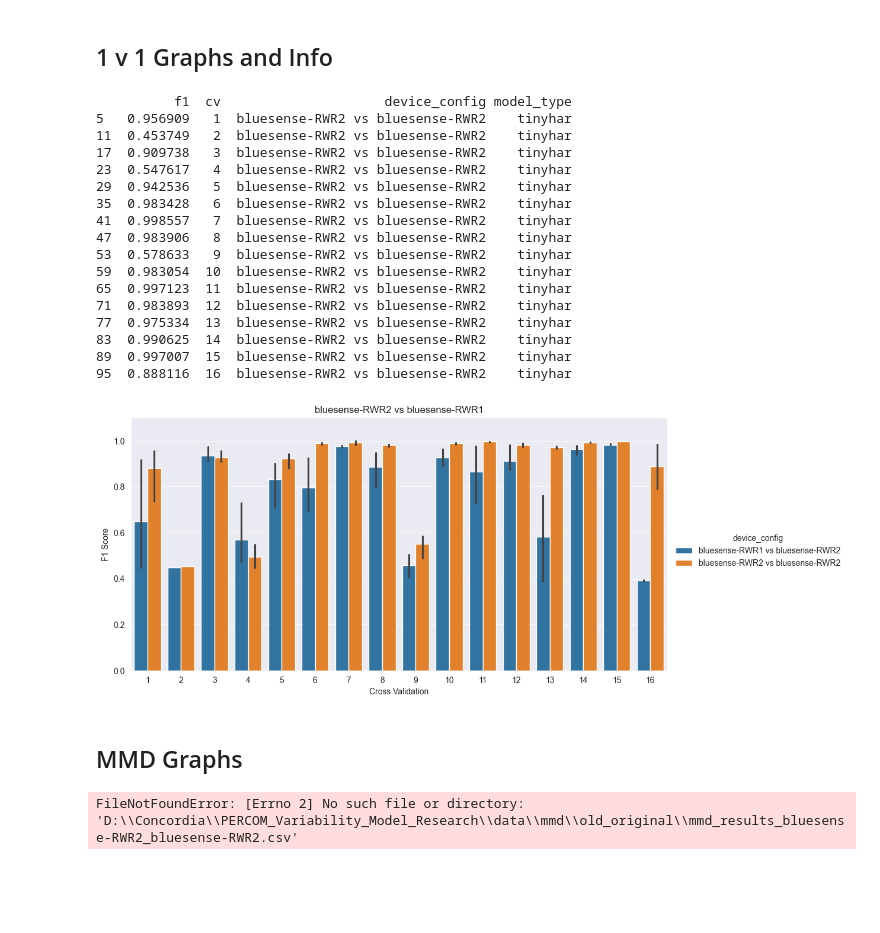
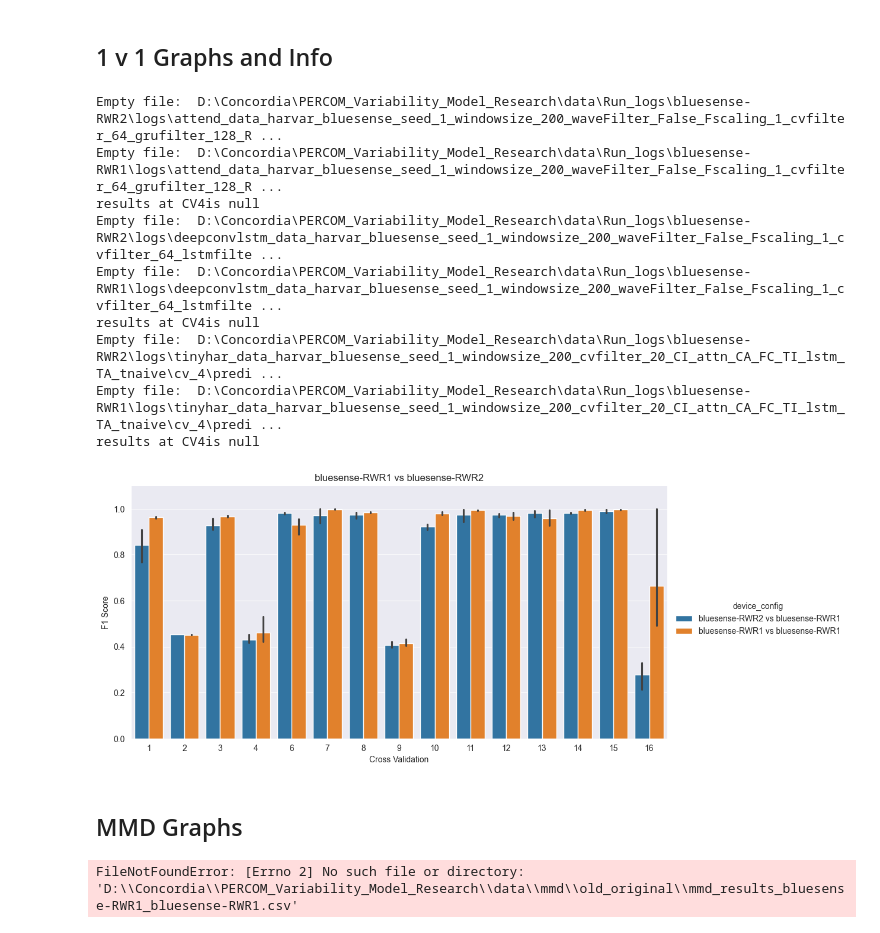
Before and after one commit to Gr33nMayhem/PERCOM_Variability_Research, a Jupyter notebook: notebooks/results_notebook/graph_creation.ipynb, the cells around one changed output. Cells and saved outputs as stored; diff of their text form; code cells hidden in the pictures; blank space fills up the shorter version.

Commit message:
Chages to MMD generation, graph creation and bug fixes

```diff
--- a/notebooks/results_notebook/graph_creation.ipynb
+++ b/notebooks/results_notebook/graph_creation.ipynb
@@ -12,8 +12,8 @@ root_path = os.path.abspath(os.path.join('..', '..'))
 # %%
 # 17 for real disp
 num_participants = 16
-sensor_test = 'bluesense-RWR2'
-sensor_train = 'bluesense-RWR1'
+sensor_test = 'bluesense-RWR1'
+sensor_train = 'bluesense-RWR2'
 # %%
 # Method used for getting the right path for a model based on the device name and the cv number
 '''
@@ -114,52 +115,48 @@ def get_result_for_model(root_path, model_device, test_device, model_type, cv):
 # Blue sense rwr1 vs rwr2
 result_list = []
 for i in range(num_participants):
     for model in ['attend', 'deepconv', 'tinyhar']:
         # plot the confusion matrix for each cv
         # create_confusion(root_path, sensor_train, sensor_test, model, i)
         # create_confusion(root_path, sensor_test, sensor_test, model, i)
         result1 = get_result_for_model(root_path, sensor_train, sensor_test, model, i)
         result2 = get_result_for_model(root_path, sensor_test, sensor_test, model, i)
 
+        if result1 == None or result2 == None:
+            print("results at CV" + str(i) + "is null")
+            continue
+
         dict_results = {'f1': result1[3],
                         'cv': i + 1,
                         'device_config': sensor_train + ' vs ' + sensor_test, 'model_type': model}
         result_list.append(dict_results)
         dict_results = {'f1': result2[3],
                         'cv': i + 1,
                         'device_config': sensor_test + ' vs ' + sensor_test, 'model_type': model}
         result_list.append(dict_results)
 df = pd.DataFrame(result_list)
 # print only rwr1 vs rwr1 and model deepconv
-print(df[(df['device_config'] == sensor_test + ' vs ' + sensor_test) & (df['model_type'] == 'tinyhar')])
+# print(df[(df['device_config'] == sensor_test + ' vs ' + sensor_test) & (df['model_type'] == 'tinyhar')])
 
 # plot the f1 score for all participants as bar graph using sns catplot bar
 sns.catplot(x='cv', y='f1', hue='device_config', data=df, kind='bar', aspect=2, height=5)
 plt.title(sensor_test + ' vs ' + sensor_train)
 plt.xlabel('Cross Validation')
 plt.ylabel('F1 Score')
 # plot max y value is 1.1
 plt.ylim(0, 1.1)
 plt.show()
 # %% [output]
-          f1  cv                     device_config model_type
-5   0.956909   1  bluesense-RWR2 vs bluesense-RWR2    tinyhar
-11  0.453749   2  bluesense-RWR2 vs bluesense-RWR2    tinyhar
-17  0.909738   3  bluesense-RWR2 vs bluesense-RWR2    tinyhar
-23  0.547617   4  bluesense-RWR2 vs bluesense-RWR2    tinyhar
-29  0.942536   5  bluesense-RWR2 vs bluesense-RWR2    tinyhar
-35  0.983428   6  bluesense-RWR2 vs bluesense-RWR2    tinyhar
-41  0.998557   7  bluesense-RWR2 vs bluesense-RWR2    tinyhar
-47  0.983906   8  bluesense-RWR2 vs bluesense-RWR2    tinyhar
-53  0.578633   9  bluesense-RWR2 vs bluesense-RWR2    tinyhar
-59  0.983054  10  bluesense-RWR2 vs bluesense-RWR2    tinyhar
-65  0.997123  11  bluesense-RWR2 vs bluesense-RWR2    tinyhar
-71  0.983893  12  bluesense-RWR2 vs bluesense-RWR2    tinyhar
-77  0.975334  13  bluesense-RWR2 vs bluesense-RWR2    tinyhar
-83  0.990625  14  bluesense-RWR2 vs bluesense-RWR2    tinyhar
-89  0.997007  15  bluesense-RWR2 vs bluesense-RWR2    tinyhar
-95  0.888116  16  bluesense-RWR2 vs bluesense-RWR2    tinyhar
+Empty file:  D:\Concordia\PERCOM_Variability_Model_Research\data\Run_logs\bluesense-RWR2\logs\attend_data_harvar_bluesense_seed_1_windowsize_200_waveFilter_False_Fscaling_1_cvfilter_64_grufilter_128_R ...
+Empty file:  D:\Concordia\PERCOM_Variability_Model_Research\data\Run_logs\bluesense-RWR1\logs\attend_data_harvar_bluesense_seed_1_windowsize_200_waveFilter_False_Fscaling_1_cvfilter_64_grufilter_128_R ...
+results at CV4is null
+Empty file:  D:\Concordia\PERCOM_Variability_Model_Research\data\Run_logs\bluesense-RWR2\logs\deepconvlstm_data_harvar_bluesense_seed_1_windowsize_200_waveFilter_False_Fscaling_1_cvfilter_64_lstmfilte ...
+Empty file:  D:\Concordia\PERCOM_Variability_Model_Research\data\Run_logs\bluesense-RWR1\logs\deepconvlstm_data_harvar_bluesense_seed_1_windowsize_200_waveFilter_False_Fscaling_1_cvfilter_64_lstmfilte ...
+results at CV4is null
+Empty file:  D:\Concordia\PERCOM_Variability_Model_Research\data\Run_logs\bluesense-RWR2\logs\tinyhar_data_harvar_bluesense_seed_1_windowsize_200_cvfilter_20_CI_attn_CA_FC_TI_lstm_TA_tnaive\cv_4\predi ...
+Empty file:  D:\Concordia\PERCOM_Variability_Model_Research\data\Run_logs\bluesense-RWR1\logs\tinyhar_data_harvar_bluesense_seed_1_windowsize_200_cvfilter_20_CI_attn_CA_FC_TI_lstm_TA_tnaive\cv_4\predi ...
+results at CV4is null
-[figure, old version]
+[figure, new version]
 # %%
 # Method for creating a multi bar graph with x axis and y axis values in the for of a list
 '''
@@ -303,7 +300,7 @@ generate_delta_mmd_graph_old(sensor_test, sensor_train, 'attend')
 generate_delta_mmd_graph_old(sensor_test, sensor_train, 'tinyhar')
 generate_delta_mmd_graph_old(sensor_test, sensor_train, 'deepconv')
 # %% [output]
-FileNotFoundError: [Errno 2] No such file or directory: 'D:\\Concordia\\PERCOM_Variability_Model_Research\\data\\mmd\\old_original\\mmd_results_bluesense-RWR2_bluesense-RWR2.csv'
+FileNotFoundError: [Errno 2] No such file or directory: 'D:\\Concordia\\PERCOM_Variability_Model_Research\\data\\mmd\\old_original\\mmd_results_bluesense-RWR1_bluesense-RWR1.csv'
 # %%
 def generate_delta_mmd_graph_3D(device1, device2, model_type, use_activity=False):
     if use_activity:
```
Also changed, not shown: parts of 3 cells of this notebook, 2 other files.
